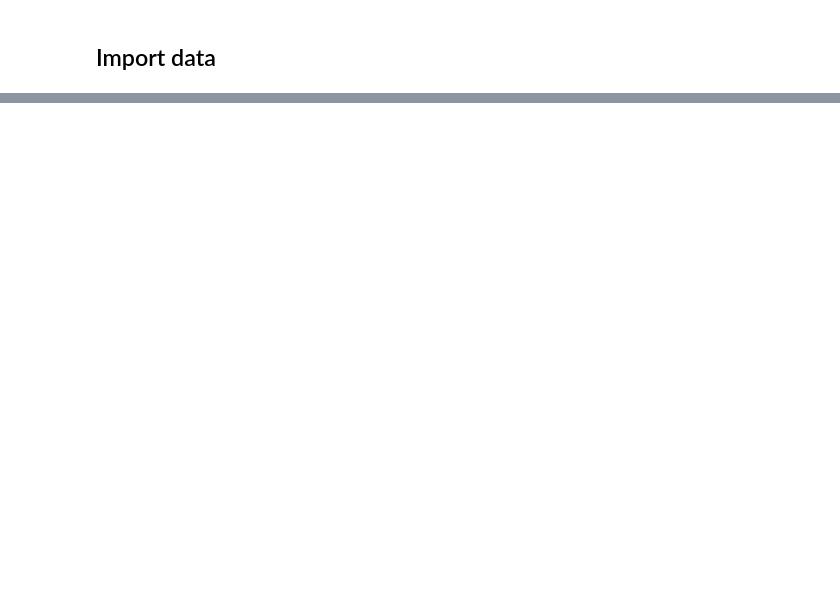
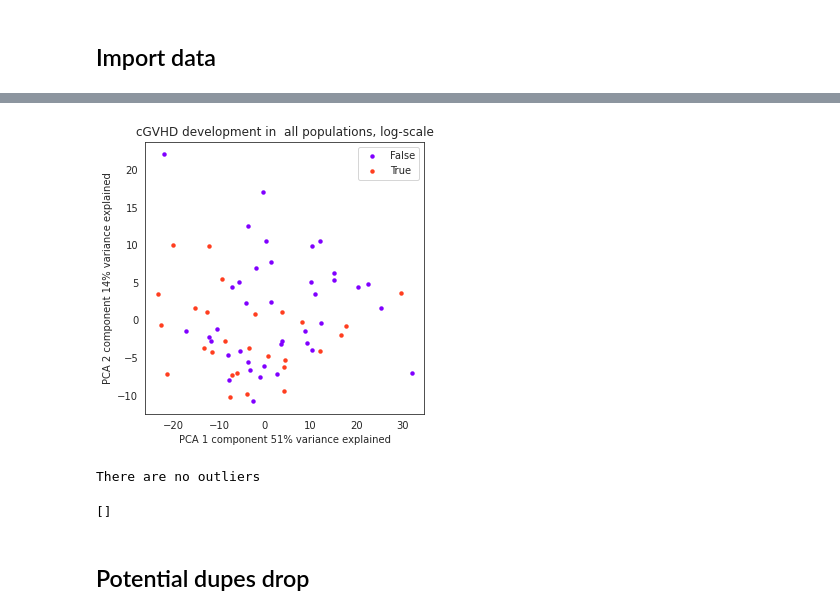
Before and after one commit to onion-42/cGVHD_T_cell_populations_BioHackathon_2023, a Jupyter notebook: NMF_clustering.ipynb, the cells around one changed output, grey strips where cells are left out. Drawn from its saved outputs; the diff is of its cells as text; code cells hidden in the pictures; blank space fills up the shorter version.

```diff
--- a/NMF_clustering.ipynb
+++ b/NMF_clustering.ipynb
@@ -76,3 +58,16 @@ Text(0.5, 1.0, 'Mean log-scaled absolute values')
+# %%
+pca_plot(fc, events)
+plt.title('cGVHD development in  all populations, log-scale')
+plt.savefig('plots/eda_pca_plot_log_scaled.png',dpi=300, bbox_inches='tight')
+# %% [output]
+[figure, added]
+# %%
+iterative_pca_outliers(fc)
+# %% [output]
+There are no outliers
+[]
+# %% [markdown]
+## Potential dupes drop
 # %%
 thr = 0.1
 corrs = fc.corr(method='spearman').loc[fc.corr(method='spearman')[fc.corr(method='spearman')!=1].max().sort_values(ascending=False).index]
```
Also changed, not shown: parts of 40 cells of this notebook, 18 other files.
